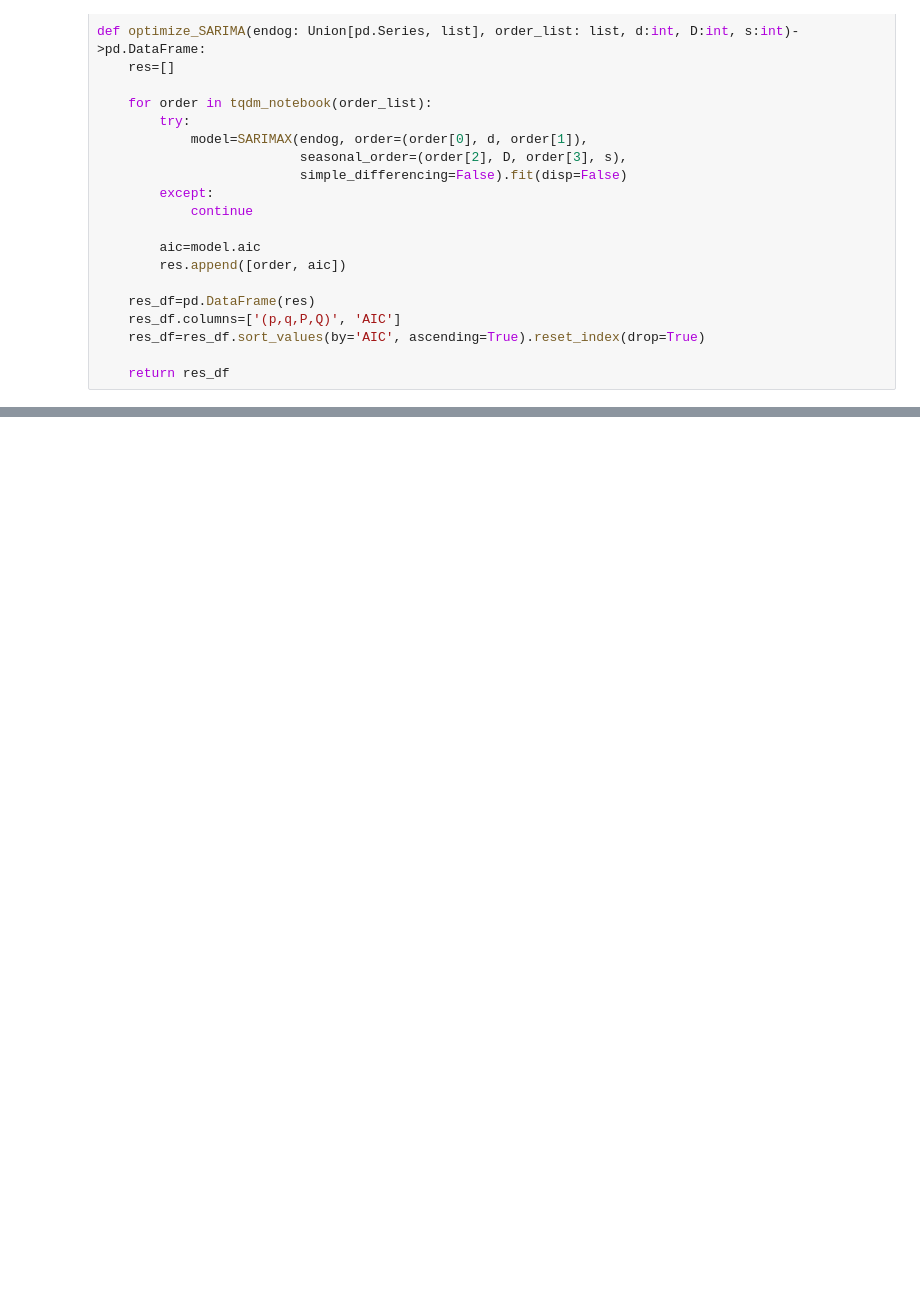
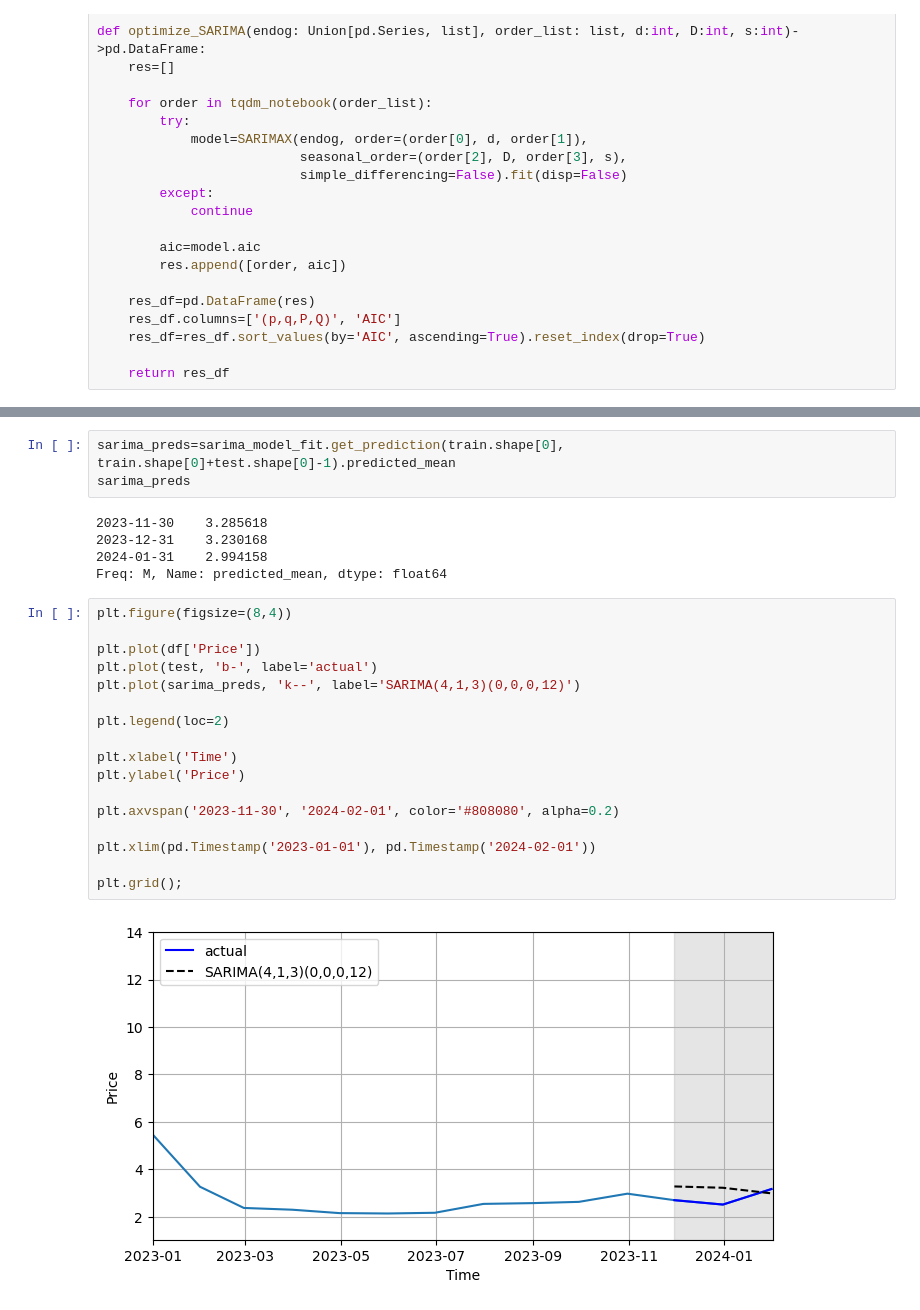
Before and after one commit to akimalikhanov/w, a Jupyter notebook: chap_2_codes_gas.ipynb, the cells around one changed output, grey strips where cells are left out. Saved outputs shown, nothing was run; the diff lists cells and outputs as text; blank space fills up the shorter version.

```diff
--- a/chap_2_codes_gas.ipynb
+++ b/chap_2_codes_gas.ipynb
@@ -154,0 +190,27 @@ train.shape, test.shape
+# %%
+sarima_preds=sarima_model_fit.get_prediction(train.shape[0], train.shape[0]+test.shape[0]-1).predicted_mean
+sarima_preds
+# %% [output]
+2023-11-30    3.285618
+2023-12-31    3.230168
+2024-01-31    2.994158
+Freq: M, Name: predicted_mean, dtype: float64
+# %%
+plt.figure(figsize=(8,4))
+
+plt.plot(df['Price'])
+plt.plot(test, 'b-', label='actual')
+plt.plot(sarima_preds, 'k--', label='SARIMA(4,1,3)(0,0,0,12)')
+
+plt.legend(loc=2)
+
+plt.xlabel('Time')
+plt.ylabel('Price')
+
+plt.axvspan('2023-11-30', '2024-02-01', color='#808080', alpha=0.2)
+
+plt.xlim(pd.Timestamp('2023-01-01'), pd.Timestamp('2024-02-01'))
+
+plt.grid();
+# %% [output]
+[figure, added]
```
Also changed, not shown: parts of 83 cells of this notebook, 1 other file.
